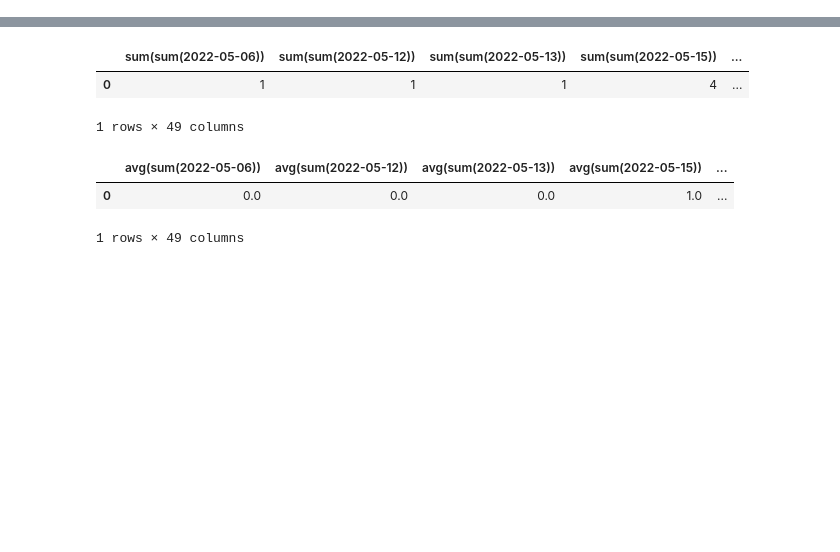
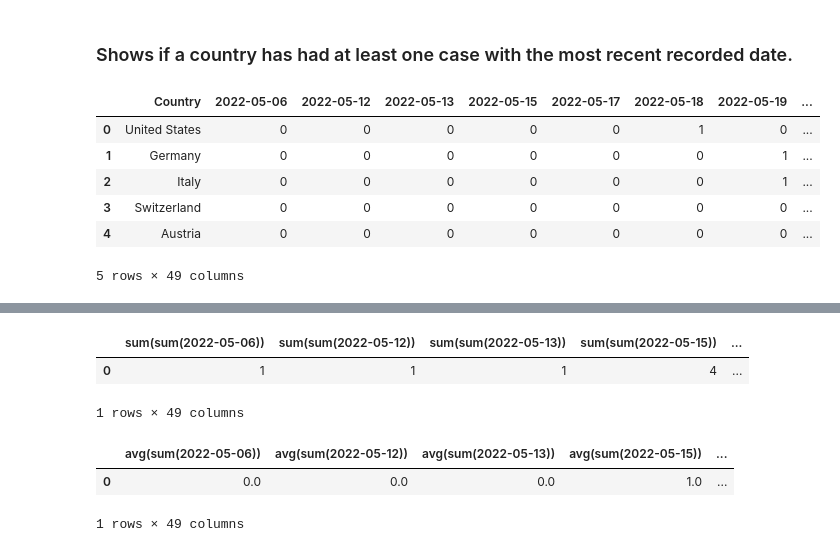
Before and after one commit to DyPeterson/monkeypox, a Jupyter notebook: notebooks/dyl.ipynb, the cells around one changed output, grey strips where cells are left out. Drawn from its saved outputs; the diff is of its cells as text; code cells hidden in the pictures; blank space fills up the shorter version.

```diff
--- a/notebooks/dyl.ipynb
+++ b/notebooks/dyl.ipynb
@@ -53,0 +34,14 @@ one_week_change_df.show()
+# %% [markdown]
+### Shows if a country has had at least one case with the most recent recorded date.
+# %%
+most_recent_df = daily_df.select('*').where(daily_df[-1] >= 1)
+
+most_recent_df.toPandas()
+# %% [output]
+|  | Country | 2022-05-06 | 2022-05-12 | 2022-05-13 | 2022-05-15 | 2022-05-17 | 2022-05-18 | 2022-05-19 | ... |
+| 0 | United States | 0 | 0 | 0 | 0 | 0 | 1 | 0 | ... |
+| 1 | Germany | 0 | 0 | 0 | 0 | 0 | 0 | 1 | ... |
+| 2 | Italy | 0 | 0 | 0 | 0 | 0 | 0 | 1 | ... |
+| 3 | Switzerland | 0 | 0 | 0 | 0 | 0 | 0 | 0 | ... |
+| 4 | Austria | 0 | 0 | 0 | 0 | 0 | 0 | 0 | ... |
+5 rows × 49 columns
```
Also changed, not shown: parts of 25 cells of this notebook.
